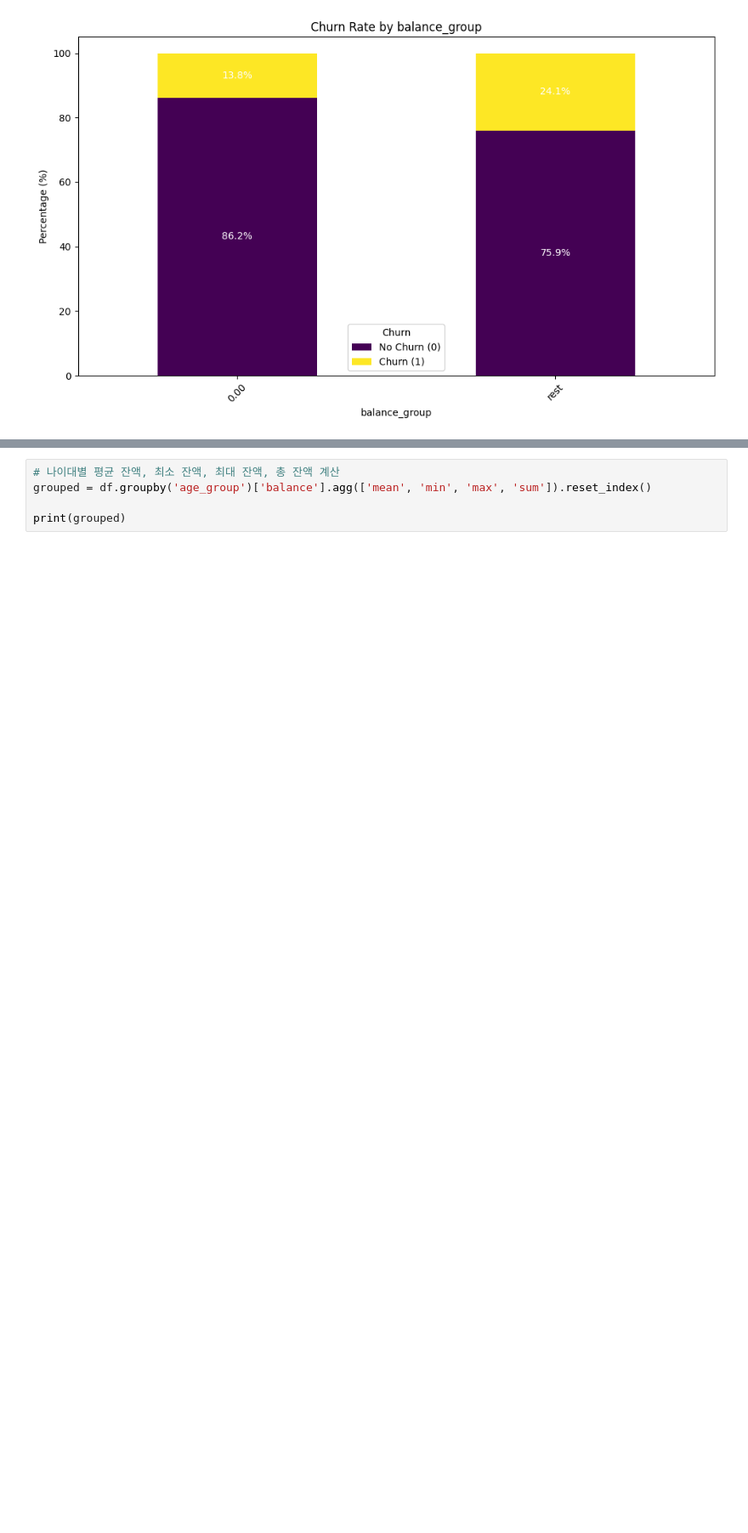
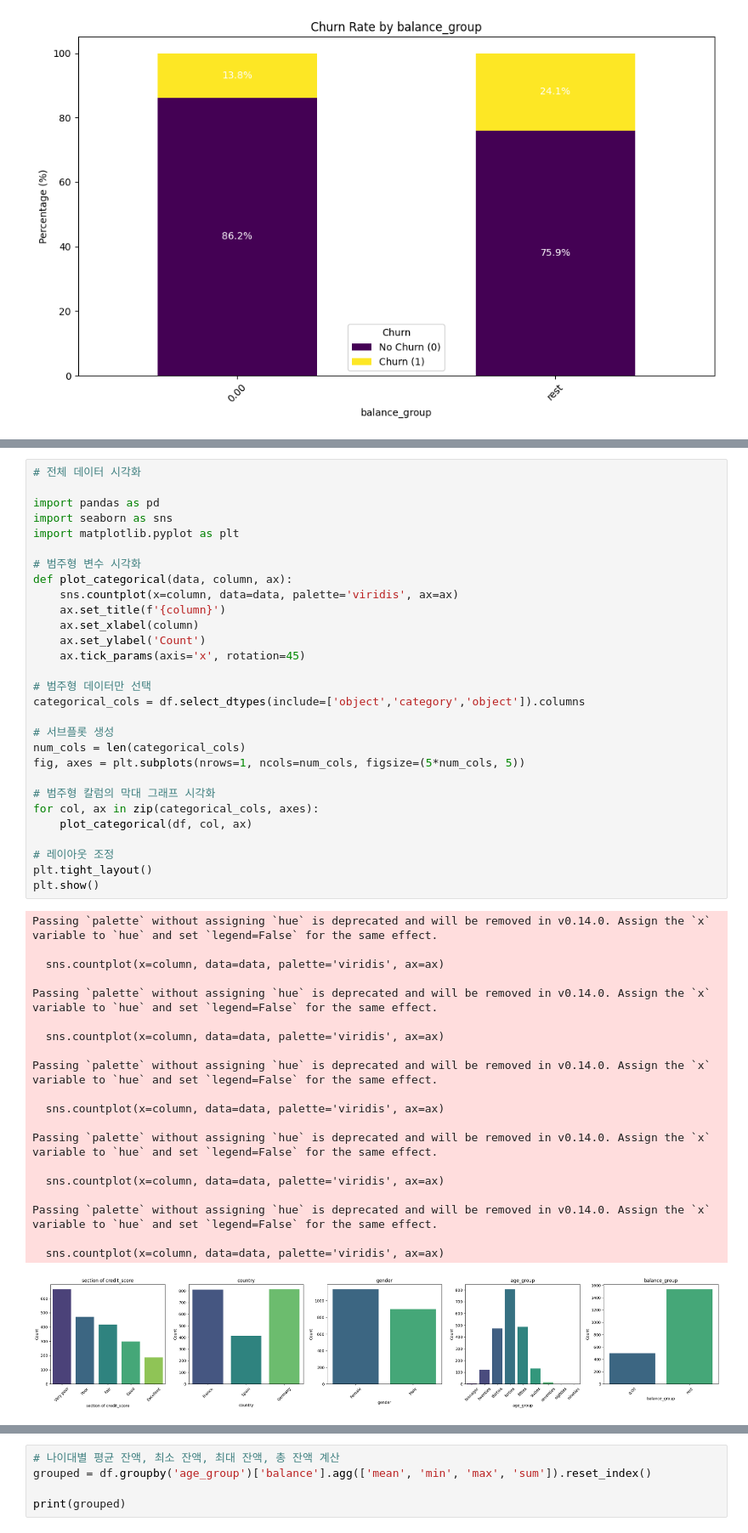
Before and after one commit to coconutkim/project_churn, a Jupyter notebook: groupby.ipynb, the cells around one changed output, grey strips where cells are left out. Shown at 85% size. Saved outputs shown, nothing was run; the diff lists cells and outputs as text; blank space fills up the shorter version.

```diff
--- a/groupby.ipynb
+++ b/groupby.ipynb
@@ -360,0 +406,50 @@ plt.show()
+# %%
+# 전체 데이터 시각화
+
+import pandas as pd
+import seaborn as sns
+import matplotlib.pyplot as plt
+
+# 범주형 변수 시각화
+def plot_categorical(data, column, ax):
+    sns.countplot(x=column, data=data, palette='viridis', ax=ax)
+    ax.set_title(f'{column}')
+    ax.set_xlabel(column)
+    ax.set_ylabel('Count')
+    ax.tick_params(axis='x', rotation=45)
+
+# 범주형 데이터만 선택
+categorical_cols = df.select_dtypes(include=['object','category','object']).columns
+
+# 서브플롯 생성
+num_cols = len(categorical_cols)
+fig, axes = plt.subplots(nrows=1, ncols=num_cols, figsize=(5*num_cols, 5))
+
+# 범주형 칼럼의 막대 그래프 시각화
+for col, ax in zip(categorical_cols, axes):
+    plot_categorical(df, col, ax)
+
+# 레이아웃 조정
+plt.tight_layout()
+plt.show()
+# %% [output]
+Passing `palette` without assigning `hue` is deprecated and will be removed in v0.14.0. Assign the `x` variable to `hue` and set `legend=False` for the same effect.
+
+  sns.countplot(x=column, data=data, palette='viridis', ax=ax)
+
+Passing `palette` without assigning `hue` is deprecated and will be removed in v0.14.0. Assign the `x` variable to `hue` and set `legend=False` for the same effect.
+
+  sns.countplot(x=column, data=data, palette='viridis', ax=ax)
+
+Passing `palette` without assigning `hue` is deprecated and will be removed in v0.14.0. Assign the `x` variable to `hue` and set `legend=False` for the same effect.
+
+  sns.countplot(x=column, data=data, palette='viridis', ax=ax)
+
+Passing `palette` without assigning `hue` is deprecated and will be removed in v0.14.0. Assign the `x` variable to `hue` and set `legend=False` for the same effect.
+
+  sns.countplot(x=column, data=data, palette='viridis', ax=ax)
+
+Passing `palette` without assigning `hue` is deprecated and will be removed in v0.14.0. Assign the `x` variable to `hue` and set `legend=False` for the same effect.
+
+  sns.countplot(x=column, data=data, palette='viridis', ax=ax)
+[figure, added]
```
Also changed, not shown: parts of 6 cells of this notebook.
